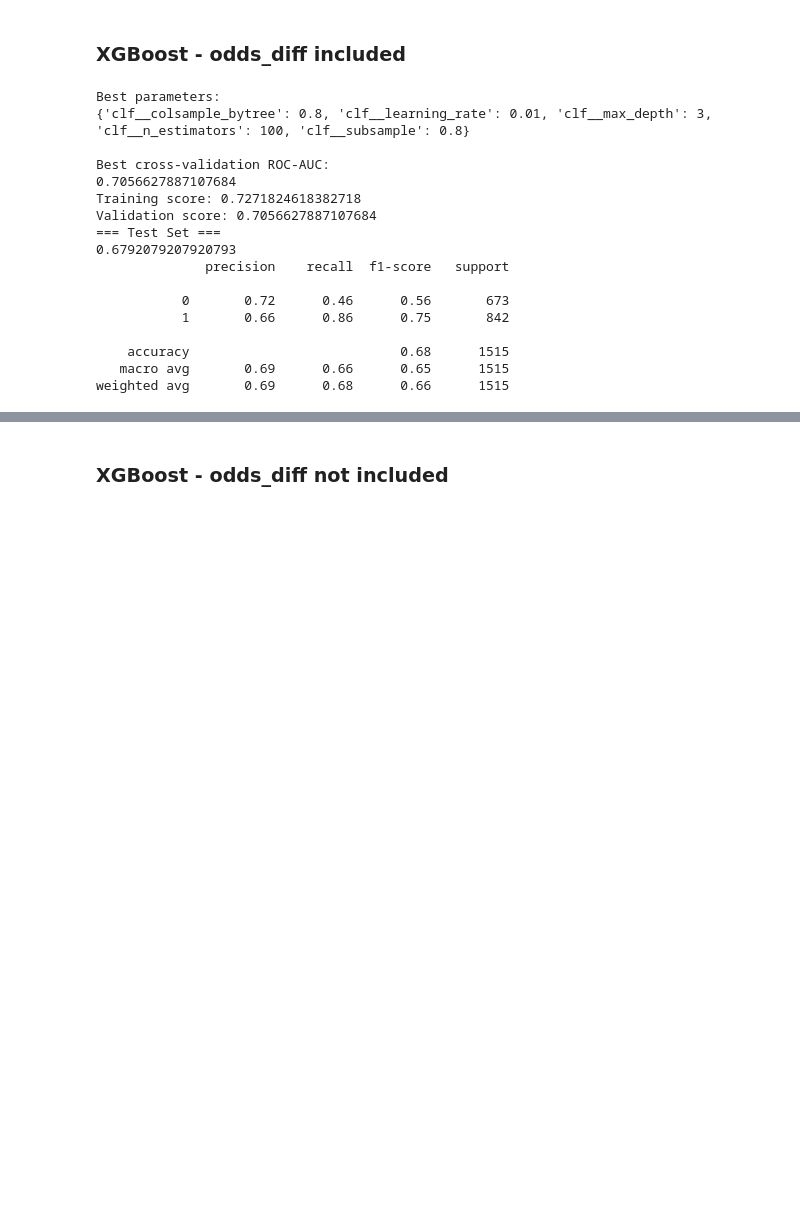
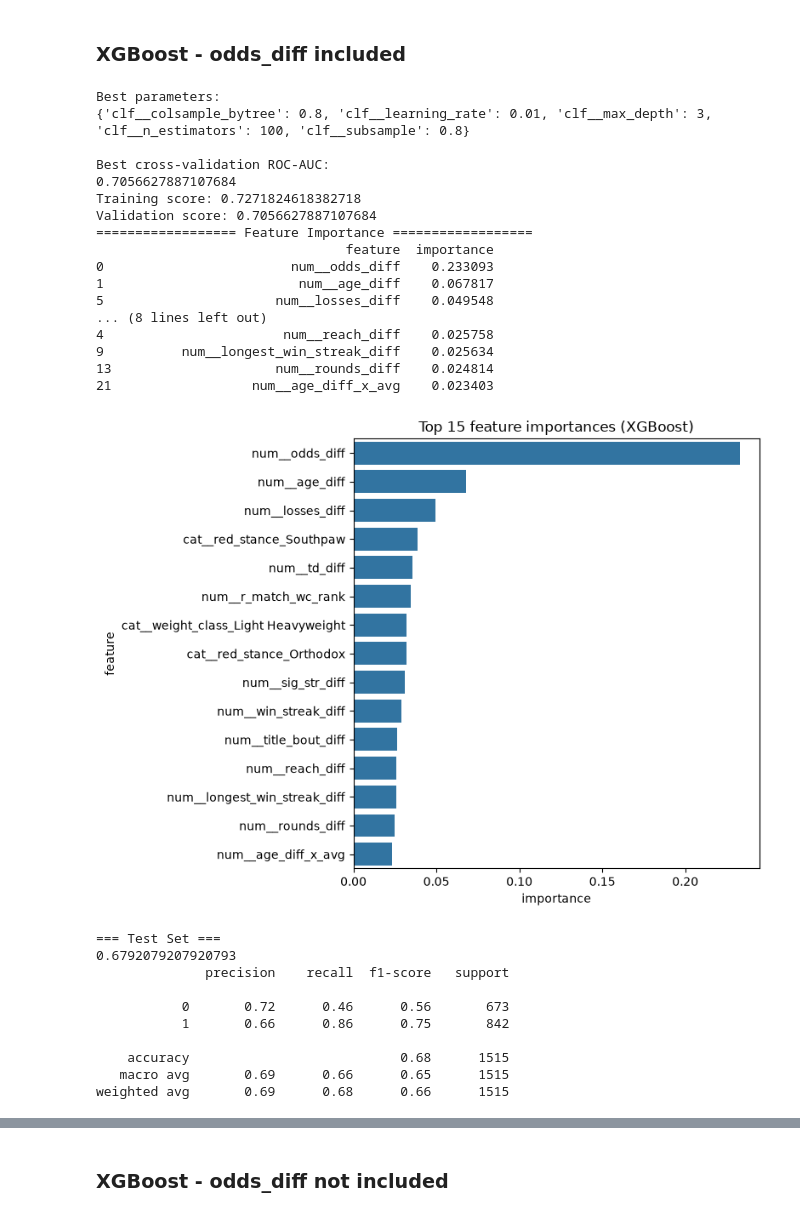
Before and after one commit to kormakursnorra/MachineLearningRepo, a Jupyter notebook: Project1/src/clean_notebook.ipynb, the cells around one changed output, grey strips where cells are left out. Cells and saved outputs as stored; diff of their text form; code cells hidden in the pictures; blank space fills up the shorter version.

```diff
--- a/Project1/src/clean_notebook.ipynb
+++ b/Project1/src/clean_notebook.ipynb
@@ -56,13 +54,8 @@ diff_features = data_frame.filter(regex=r'_diff')
 diff_features_no_odds = [f for f in diff_features if f != 'odds_diff']
 
 extra_features = [
-    "gender", "weight_class", "red_stance", "blue_stance",
-    "b_match_wc_rank", "r_match_wc_rank"
-]
-
-# your categorical columns (everything that's object/category dtype)
-cat_features = [
-    "gender", "weight_class", "red_stance", "blue_stance"
+    "gender", "weight_class", "red_stance", "blue_stance", "red_age",
+    "blue_age", "b_match_wc_rank", "r_match_wc_rank"
 ]
 
 #Target
@@ -447,49 +397,80 @@ param_grid = {
     "clf__subsample": [0.8, 1.0],
     "clf__colsample_bytree": [0.8, 1.0]
 }
 
-grid_search_odds = GridSearchCV(
+grid_search = GridSearchCV(
     pipeline_xgb,
     param_grid,
     cv=5,
     scoring="roc_auc",   # accuracy alone is weak if red_winner is imbalanced — see note below
     n_jobs=-1,
     return_train_score=True
 )
 
-grid_search_odds.fit(X_train_odds, y_train)
+grid_search.fit(X_train_odds, y_train)
 
 print("Best parameters:")
-print(grid_search_odds.best_params_)
+print(grid_search.best_params_)
 print()
 print("Best cross-validation ROC-AUC:")
-print(grid_search_odds.best_score_)
+print(grid_search.best_score_)
 
-best_index = grid_search_odds.best_index_
-print("Training score:", grid_search_odds.cv_results_["mean_train_score"][best_index])
-print("Validation score:", grid_search_odds.cv_results_["mean_test_score"][best_index])
+best_index = grid_search.best_index_
+print("Training score:", grid_search.cv_results_["mean_train_score"][best_index])
+print("Validation score:", grid_search.cv_results_["mean_test_score"][best_index])
 
+print("================== Feature Importance ==================")
+best_model = grid_search.best_estimator_
+xgb_clf = best_model.named_steps["clf"]
 
-best_xgb_odds = grid_search_odds.best_estimator_
-preds = best_xgb_odds.predict(X_test_odds)
+# Get feature names after one-hot encoding
+feature_names = best_model.named_steps["preprocess"].get_feature_names_out()
+
+importances = xgb_clf.feature_importances_
+importance_df = pd.DataFrame({
+    "feature": feature_names,
+    "importance": importances
+}).sort_values("importance", ascending=False)
+
+print(importance_df.head(15))
+
+plt.figure(figsize=(8, 6))
+sns.barplot(data=importance_df.head(15), x="importance", y="feature")
+plt.title("Top 15 feature importances (XGBoost)")
+plt.tight_layout()
+plt.show()
+
+best_xgb = grid_search.best_estimator_
+preds = best_xgb.predict(X_test_odds)
 print('=== Test Set ===')
 print(accuracy_score(y_test, preds))
 print(classification_report(y_test, preds))
 # %% [output]
 Best parameters:
 {'clf__colsample_bytree': 0.8, 'clf__learning_rate': 0.01, 'clf__max_depth': 3, 'clf__n_estimators': 100, 'clf__subsample': 0.8}
 
 Best cross-validation ROC-AUC:
 0.7056627887107684
 Training score: 0.7271824618382718
 Validation score: 0.7056627887107684
-=== Test Set ===
-0.6792079207920793
-              precision    recall  f1-score   support
-
-           0       0.72      0.46      0.56       673
-           1       0.66      0.86      0.75       842
-
-    accuracy                           0.68      1515
-   macro avg       0.69      0.66      0.65      1515
-weighted avg       0.69      0.68      0.66      1515
+================== Feature Importance ==================
+                                feature  importance
+0                        num__odds_diff    0.233093
+1                         num__age_diff    0.067817
+5                      num__losses_diff    0.049548
+... (8 lines left out)
+4                       num__reach_diff    0.025758
+9          num__longest_win_streak_diff    0.025634
+13                     num__rounds_diff    0.024814
+21                  num__age_diff_x_avg    0.023403
+[figure, added]
+=== Test Set ===
+0.6792079207920793
+              precision    recall  f1-score   support
+
+           0       0.72      0.46      0.56       673
+           1       0.66      0.86      0.75       842
+
+    accuracy                           0.68      1515
+   macro avg       0.69      0.66      0.65      1515
+weighted avg       0.69      0.68      0.66      1515
```
Also changed, not shown: parts of 17 cells of this notebook, 4 other files.
